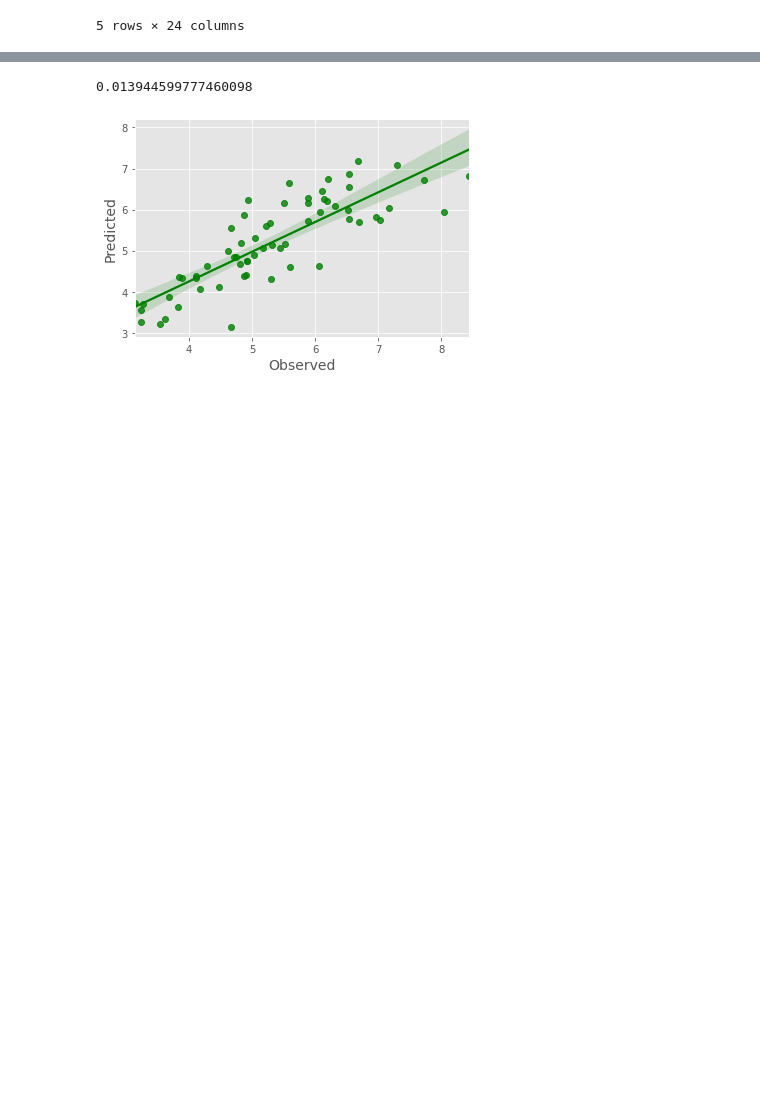
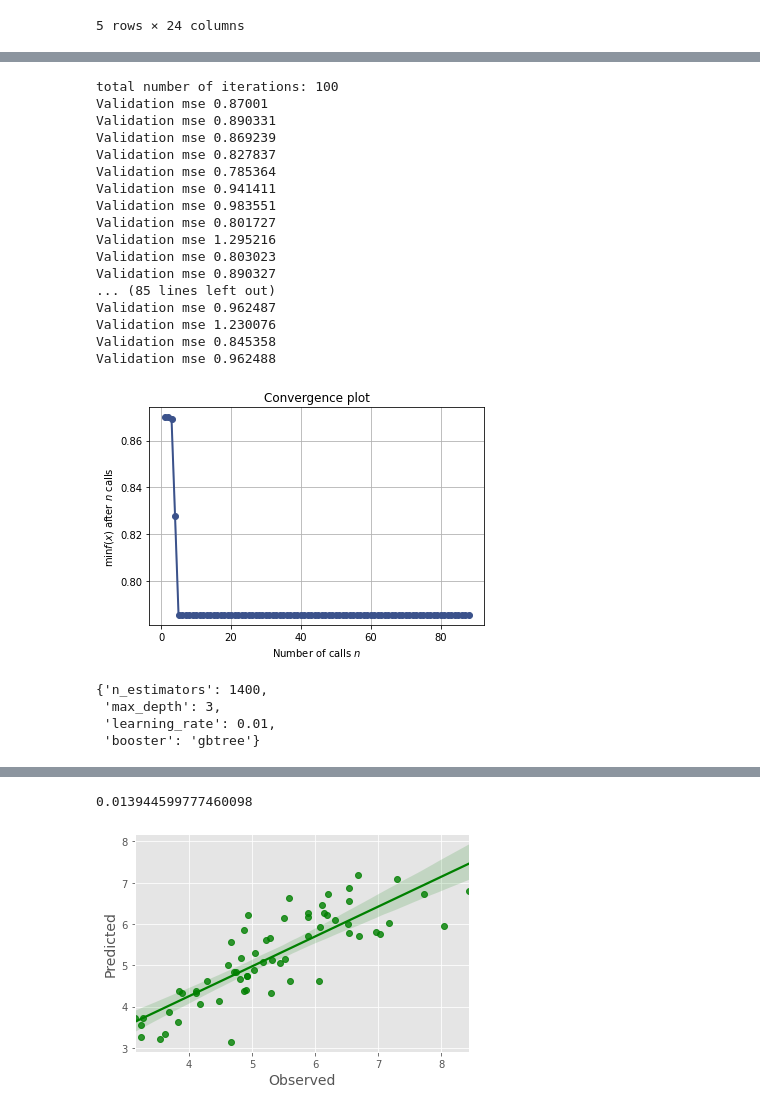
Before and after one commit to AtrCheema/AI4Water, a Jupyter notebook: examples/hyper_para_opt.ipynb, the cells around one changed output, grey strips where cells are left out. Cells and saved outputs as stored; diff of their text form; code cells hidden in the pictures; blank space fills up the shorter version.

```diff
--- a/examples/hyper_para_opt.ipynb
+++ b/examples/hyper_para_opt.ipynb
@@ -36,0 +131,36 @@ data.head()
+# %%
+opt = HyperOpt("random",
+               param_space=dims,
+               dl4seq_args=dl4seq_args,
+               data=data,
+               use_named_args=True,
+               n_iter=100
+               )
+sr = opt.fit()
+# %% [output]
+total number of iterations: 100
+Validation mse 0.87001
+Validation mse 0.890331
+Validation mse 0.869239
+Validation mse 0.827837
+Validation mse 0.785364
+Validation mse 0.941411
+Validation mse 0.983551
+Validation mse 0.801727
+Validation mse 1.295216
+Validation mse 0.803023
+Validation mse 0.890327
+... (85 lines left out)
+Validation mse 0.962487
+Validation mse 1.230076
+Validation mse 0.845358
+Validation mse 0.962488
+[figure, added]
+# %%
+#Find the best parameters
+opt.best_paras
+# %% [output]
+{'n_estimators': 1400,
+ 'max_depth': 3,
+ 'learning_rate': 0.01,
+ 'booster': 'gbtree'}
```
Also changed, not shown: parts of 42 cells of this notebook, 9 other files.
